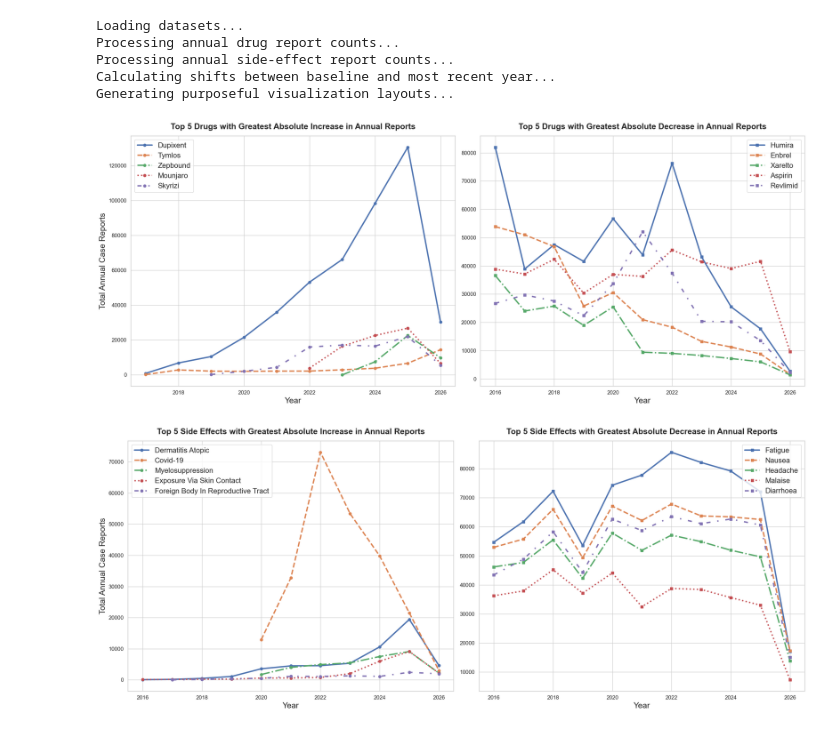
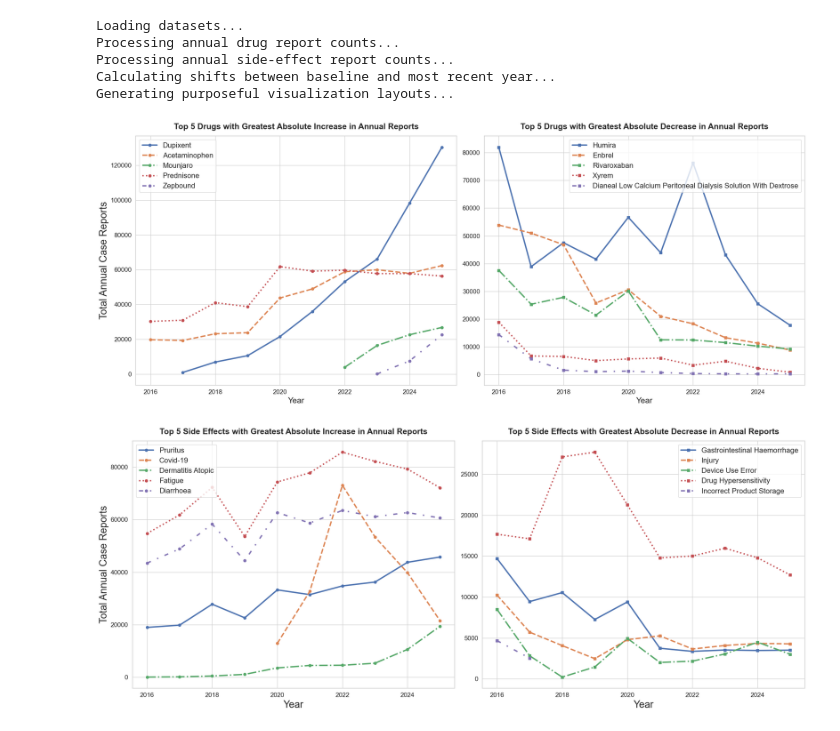
Before and after one commit to Nacnud2007/10-faers-foundation-model, a Jupyter notebook: notebooks/updated_trends.ipynb, the cells around one changed output. Drawn from its saved outputs; the diff is of its cells as text; code cells hidden in the pictures.

```diff
--- a/notebooks/updated_trends.ipynb
+++ b/notebooks/updated_trends.ipynb
@@ -7,8 +7,8 @@ import seaborn as sns
 # 1. LOAD DATASETS
 # ==========================================
 print("Loading datasets...")
-df = pd.read_csv('/Users/duncanpark/10-faers-foundation-model/faers_combined_cleaned_pure_reactions.csv')
-mapping_df = pd.read_csv('/Users/duncanpark/10-faers-foundation-model/data/drug_name_mapping_updated.csv')
+df = pd.read_csv('/Users/duncanpark/10-faers-foundation-model/data/processed/faers_combined_cleaned_pure_reactions.csv')
+mapping_df = pd.read_csv('/Users/duncanpark/10-faers-foundation-model/data/processed/drug_name_mapping_updated.csv')
 # Build mapping dictionary for high-performance standardized drug lookup
 mapping_df['messy_name_clean'] = mapping_df['messy_name'].astype(str).str.strip()
 mapping_dict = dict(zip(mapping_df['messy_name_clean'], mapping_df['standardized_name']))
@@ -36,7 +36,7 @@ def extract_year(q_str):
 
 df['Year'] = df['quarter'].apply(extract_year)
 df = df.dropna(subset=['Year'])
-
+df = df[df['Year'] != 2026] # Exclude 2026 since only Q1
 
 # ==========================================
 # 3. PROCESS ANNUAL DRUG COUNTS
@@ -115,7 +115,7 @@ for i, item in enumerate(top_drug_inc):
     sub = drug_counts[drug_counts['Drug'] == item].sort_values('Year')
     axes1[0].plot(sub['Year'], sub['Annual_Count'], label=item, linestyle=line_styles[i % 5], marker='o', linewidth=3)
 axes1[0].set_title('Top 5 Drugs with Greatest Absolute Increase in Annual Reports', fontsize=18, fontweight='bold', pad=15)
-axes1[0].set_ylabel('Total Annual Case Reports', fontsize=18)
+axes1[0].set_ylabel('Total Annual Case Reports', fontsize=22)
 axes1[0].set_xlabel('Year', fontsize=18)
 axes1[0].legend(fontsize=16, loc='upper left')
 
@@ -128,39 +128,39 @@ axes1[1].legend(fontsize=16, loc='upper right')
 
 for ax in axes1:
     ax.xaxis.get_major_locator().set_params(integer=True)
-    ax.tick_params(labelsize=12)
+    ax.tick_params(labelsize=14)
 
 plt.tight_layout()
 
 # Figure 2: ADR Volumes (Top Increasers vs Decreasers)
 fig2, axes2 = plt.subplots(1, 2, figsize=(22, 9))
 
 for i, item in enumerate(top_adr_inc):
     sub = adr_counts[adr_counts['ADR'] == item].sort_values('Year')
     axes2[0].plot(sub['Year'], sub['Annual_Count'], label=item, linestyle=line_styles[i % 5], marker='o', linewidth=3)
 axes2[0].set_title('Top 5 Side Effects with Greatest Absolute Increase in Annual Reports', fontsize=18, fontweight='bold', pad=15)
-axes2[0].set_ylabel('Total Annual Case Reports', fontsize=18)
-axes2[0].set_xlabel('Year', fontsize=18)
+axes2[0].set_ylabel('Total Annual Case Reports', fontsize=22)
+axes2[0].set_xlabel('Year', fontsize=22)
 axes2[0].legend(fontsize=16, loc='upper left')
 
 for i, item in enumerate(top_adr_dec):
     sub = adr_counts[adr_counts['ADR'] == item].sort_values('Year')
     axes2[1].plot(sub['Year'], sub['Annual_Count'], label=item, linestyle=line_styles[i % 5], marker='s', linewidth=3)
 axes2[1].set_title('Top 5 Side Effects with Greatest Absolute Decrease in Annual Reports', fontsize=18, fontweight='bold', pad=15)
-axes2[1].set_xlabel('Year', fontsize=18)
+axes2[1].set_xlabel('Year', fontsize=22)
 axes2[1].legend(fontsize=16, loc='upper right')
 
 for ax in axes2:
     ax.xaxis.get_major_locator().set_params(integer=True)
-    ax.tick_params(labelsize=12)
+    ax.tick_params(labelsize=14)
 
 plt.tight_layout()
 plt.show()
 # %% [output]
 Loading datasets...
 Processing annual drug report counts...
 Processing annual side-effect report counts...
 Calculating shifts between baseline and most recent year...
 Generating purposeful visualization layouts...
-[figure, old version]
+[figure, new version]
-[figure, old version]
+[figure, new version]
```
Also changed, not shown: 7 other files.
